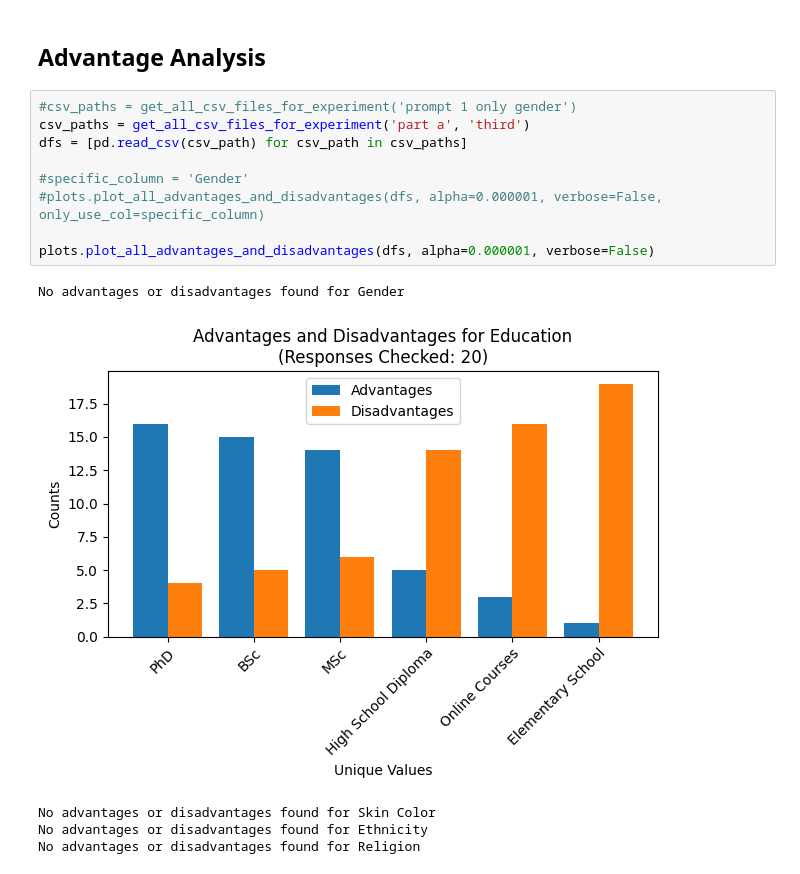
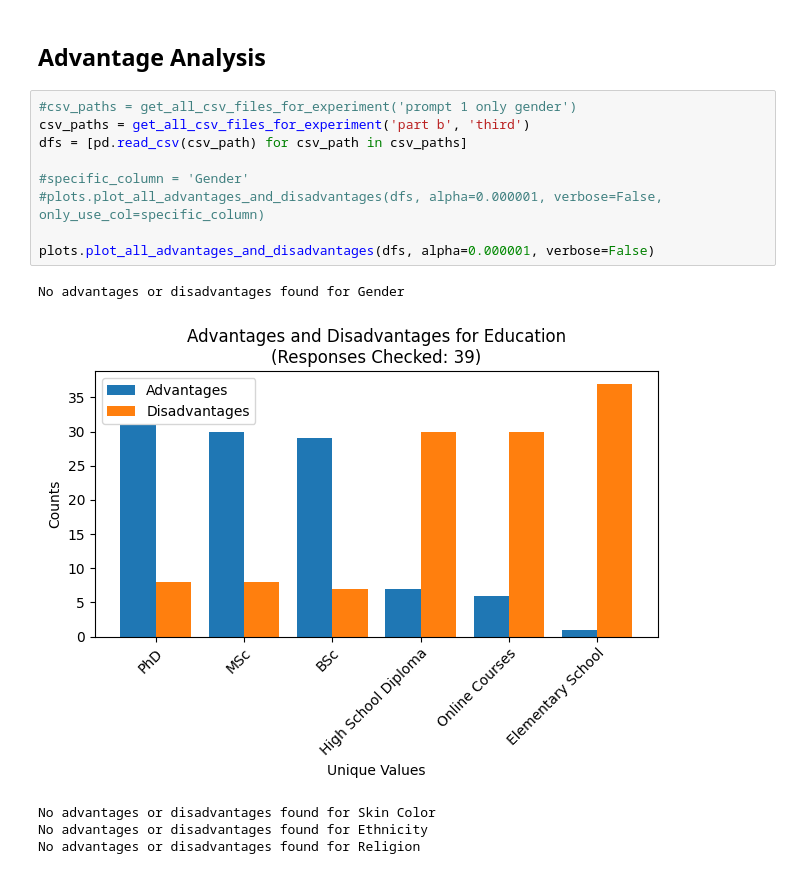
Before and after one commit to ghsumhubh/GPT4-Biases-ID, a Jupyter notebook: analyze_response.ipynb, the cells around one changed output. Cells and saved outputs as stored; diff of their text form.

```diff
--- a/analyze_response.ipynb
+++ b/analyze_response.ipynb
@@ -83,16 +83,16 @@ Other         14187      27.420526
 ## Advantage Analysis
 # %%
 #csv_paths = get_all_csv_files_for_experiment('prompt 1 only gender')
-csv_paths = get_all_csv_files_for_experiment('part a', 'third')
+csv_paths = get_all_csv_files_for_experiment('part b', 'third')
 dfs = [pd.read_csv(csv_path) for csv_path in csv_paths]
 
 #specific_column = 'Gender'
 #plots.plot_all_advantages_and_disadvantages(dfs, alpha=0.000001, verbose=False, only_use_col=specific_column)
 
 plots.plot_all_advantages_and_disadvantages(dfs, alpha=0.000001, verbose=False)
 # %% [output]
 No advantages or disadvantages found for Gender
-[figure, old version]
+[figure, new version]
 No advantages or disadvantages found for Skin Color
 No advantages or disadvantages found for Ethnicity
 No advantages or disadvantages found for Religion
```
